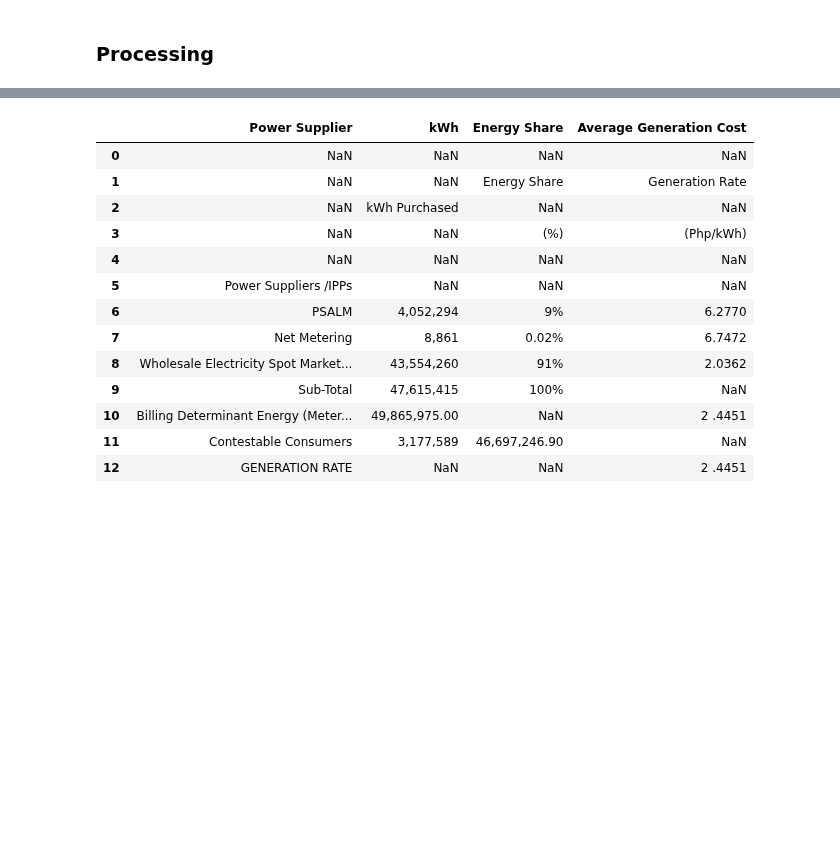
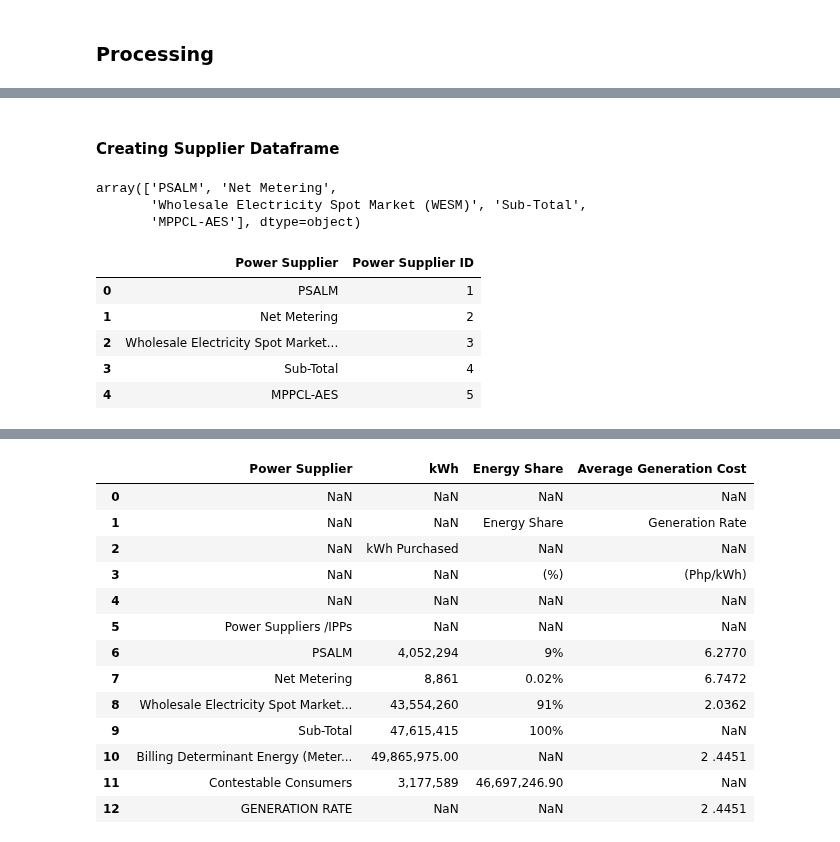
Before and after one commit to andreasenson/Scrape-DU-Generation-Charge, a Jupyter notebook: CASURECO II/scrape_CASURECO_II.ipynb, the cells around one changed output, grey strips where cells are left out. Drawn from its saved outputs; the diff is of its cells as text; code cells hidden in the pictures; blank space fills up the shorter version.

```diff
--- a/CASURECO II/scrape_CASURECO_II.ipynb
+++ b/CASURECO II/scrape_CASURECO_II.ipynb
@@ -179,0 +324,24 @@ Link for January 2023 is disabled, skipping download.
+# %% [markdown]
+#### Creating Supplier Dataframe
+# %%
+unique_suppliers = big_df['Power Supplier'].unique()
+unique_suppliers
+# %% [output]
+array(['PSALM', 'Net Metering',
+       'Wholesale Electricity Spot Market (WESM)', 'Sub-Total',
+       'MPPCL-AES'], dtype=object)
+# %%
+# Create a mapping of power suppliers to unique IDs
+supplier_id_map = {supplier: id+1 for id, supplier in enumerate(unique_suppliers)}
+
+# Create a new DataFrame from the mapping
+supplier_df = pd.DataFrame(list(supplier_id_map.items()), columns=['Power Supplier', 'Power Supplier ID'])
+
+supplier_df
+# %% [output]
+|  | Power Supplier | Power Supplier ID |
+| 0 | PSALM | 1 |
+| 1 | Net Metering | 2 |
+| 2 | Wholesale Electricity Spot Market... | 3 |
+| 3 | Sub-Total | 4 |
+| 4 | MPPCL-AES | 5 |
```
Also changed, not shown: parts of 5 cells of this notebook, 1 other file.
